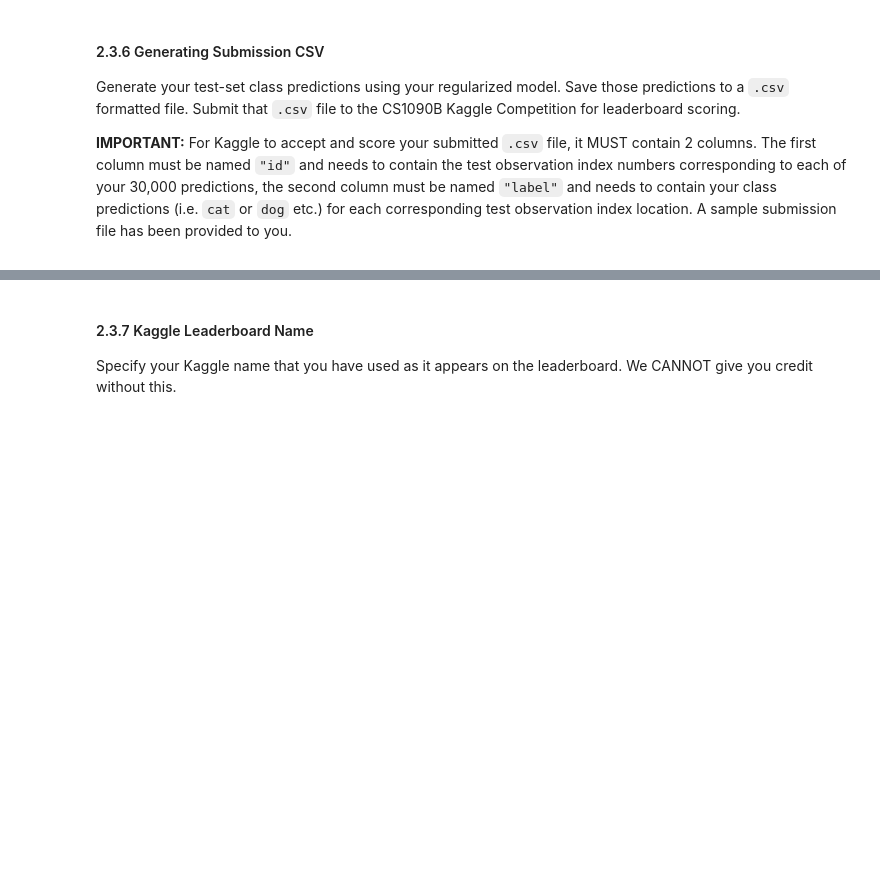
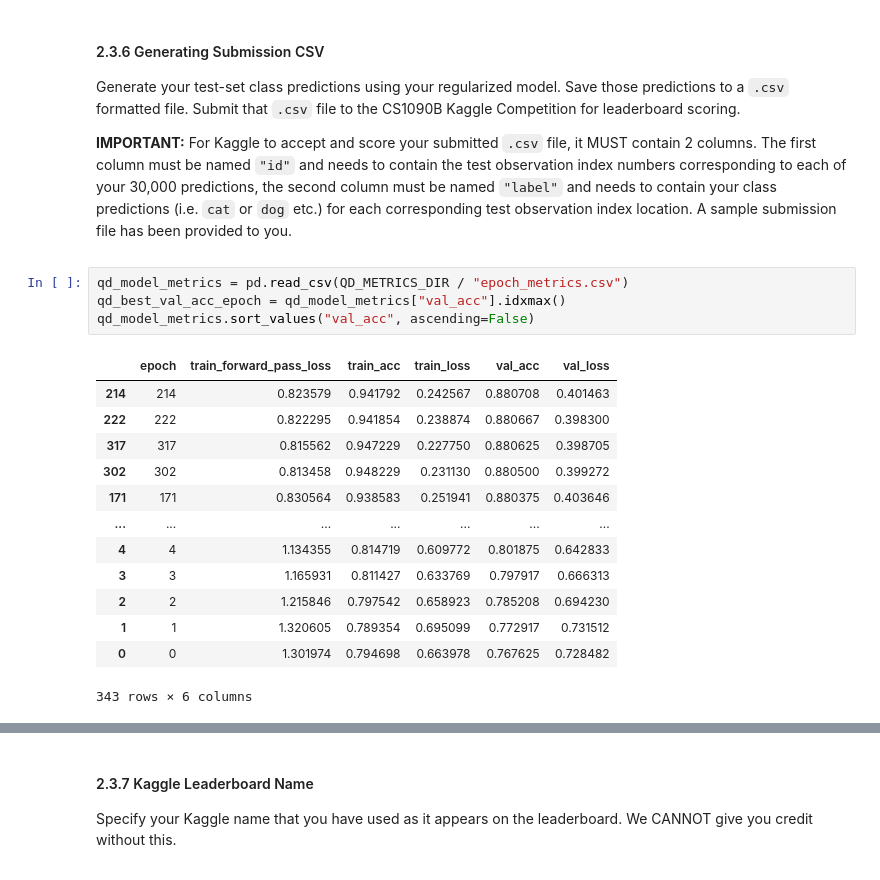
Before and after one commit to Andrew-S-Jing/cs1090b, a Jupyter notebook: hw/hw1/cs1090b_hw1.ipynb, the cells around one changed output, grey strips where cells are left out. Drawn from its saved outputs; the diff is of its cells as text; blank space fills up the shorter version.

```diff
--- a/hw/hw1/cs1090b_hw1.ipynb
+++ b/hw/hw1/cs1090b_hw1.ipynb
@@ -1808,6 +1795,24 @@ Generate your test-set class predictions using your regularized model. Save thos
 **IMPORTANT:** For Kaggle to accept and score your submitted `.csv` file, it MUST contain 2 columns. The first column must be named `"id"` and needs to contain the test observation index numbers corresponding to each of your 30,000 predictions, the second column must be named `"label"` and needs to contain your class predictions (i.e. `cat` or `dog` etc.) for each corresponding test observation index location. A sample submission file has been provided to you.
 
 </div>
+# %%
+qd_model_metrics = pd.read_csv(QD_METRICS_DIR / "epoch_metrics.csv")
+qd_best_val_acc_epoch = qd_model_metrics["val_acc"].idxmax()
+qd_model_metrics.sort_values("val_acc", ascending=False)
+# %% [output]
+|  | epoch | train_forward_pass_loss | train_acc | train_loss | val_acc | val_loss |
+| 214 | 214 | 0.823579 | 0.941792 | 0.242567 | 0.880708 | 0.401463 |
+| 222 | 222 | 0.822295 | 0.941854 | 0.238874 | 0.880667 | 0.398300 |
+| 317 | 317 | 0.815562 | 0.947229 | 0.227750 | 0.880625 | 0.398705 |
+| 302 | 302 | 0.813458 | 0.948229 | 0.231130 | 0.880500 | 0.399272 |
+| 171 | 171 | 0.830564 | 0.938583 | 0.251941 | 0.880375 | 0.403646 |
+| ... | ... | ... | ... | ... | ... | ... |
+| 4 | 4 | 1.134355 | 0.814719 | 0.609772 | 0.801875 | 0.642833 |
+| 3 | 3 | 1.165931 | 0.811427 | 0.633769 | 0.797917 | 0.666313 |
+| 2 | 2 | 1.215846 | 0.797542 | 0.658923 | 0.785208 | 0.694230 |
+| 1 | 1 | 1.320605 | 0.789354 | 0.695099 | 0.772917 | 0.731512 |
+| 0 | 0 | 1.301974 | 0.794698 | 0.663978 | 0.767625 | 0.728482 |
+343 rows × 6 columns
 # %%
 # generate test predictions for the QD model using the best val acc epoch checkpoint
 QD_SUBMISSION_DIR = Path("./models/submissions/qd")
```
Also changed, not shown: parts of 5 cells of this notebook.
